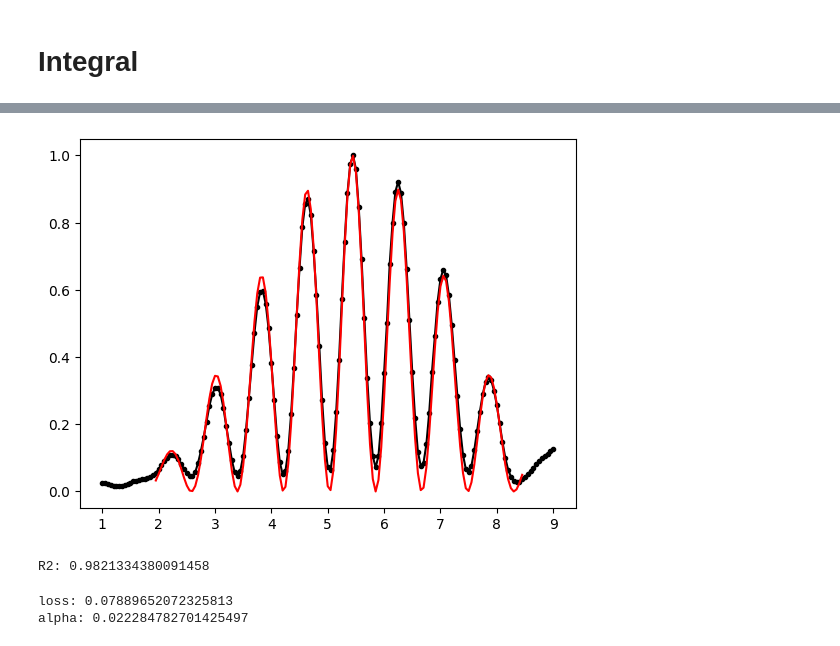
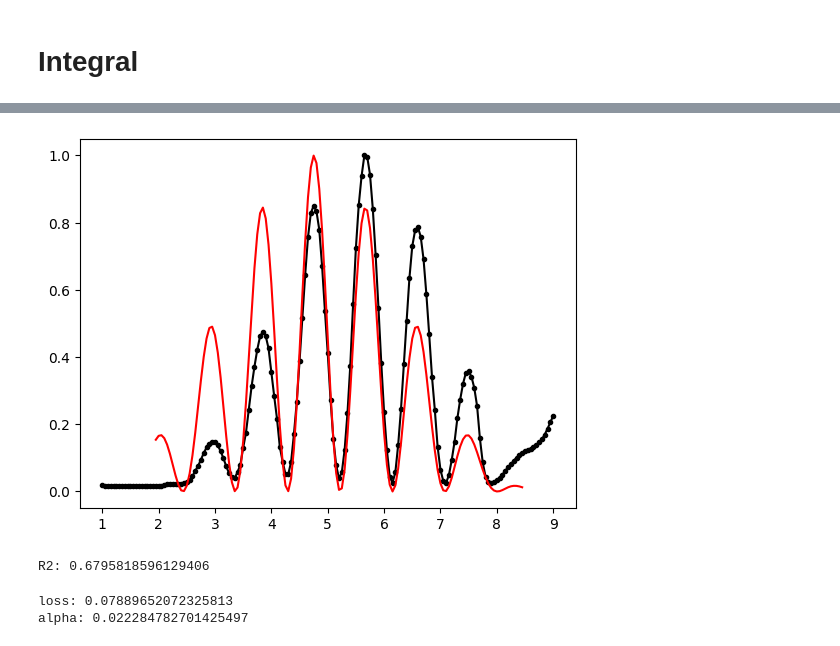
Before and after one commit to IntermidiatePhysicsExperiment/Single-Photon-Interference, a Jupyter notebook: integral_fitting.ipynb, the cells around one changed output, grey strips where cells are left out. Drawn from its saved outputs; the diff is of its cells as text; code cells hidden in the pictures.

```diff
--- a/integral_fitting.ipynb
+++ b/integral_fitting.ipynb
@@ -41,14 +41,14 @@ GAP_DOUBLE_SLIT = {
   16: 457e-6,
 }
 
-pos, volt = get_data(16)
+pos, volt = get_data(14)
 pos_arg = (1.95 <= pos) & (pos <= 8.45)
 pos_range = (1.95e-3, 8.449999e-3, len(pos[pos_arg]))
 # %%
 I0 = th.tensor(1, dtype=th.float64, device=device, requires_grad=True)
 lamb = 650e-9
 k = th.tensor(2 * th.pi / lamb, dtype=th.float64, device=device, requires_grad=True)
-h = th.tensor(GAP_DOUBLE_SLIT[16], dtype=th.float64, device=device, requires_grad=True)
+h = th.tensor(GAP_DOUBLE_SLIT[14], dtype=th.float64, device=device, requires_grad=True)
 b = th.tensor(85e-6, dtype=th.float64, device=device, requires_grad=True)
 L = th.tensor(0.489, dtype=th.float64, device=device, requires_grad=True)
 transform = th.tensor(5e-3, dtype=th.float64, device=device, requires_grad=True)
@@ -60,7 +60,7 @@ eps=1e-10
 I = I0 * th.square(th.sin(beta) / beta) * th.square(th.cos(gamma))
 # %%
 optimizer = th.optim.Adam([transform, k, L, h, b, I0], lr=1e-7)
-pos, volt = get_data(16)
+pos, volt = get_data(14)
 volt_tensor = th.tensor(volt[pos_arg], dtype=th.float64, device=device)
 for i in range(10000):
   optimizer.zero_grad()
@@ -123,7 +123,7 @@ tensor([-1.2239e+01, -1.2038e+01, -1.1838e+01, -1.1637e+01, -1.1437e+01,
 I0 = th.tensor(1, dtype=th.float64, device=device, requires_grad=True)
 lamb = 650e-9
 k = th.tensor(2 * th.pi / lamb, dtype=th.float64, device=device, requires_grad=True)
-h = th.tensor(GAP_DOUBLE_SLIT[15], dtype=th.float64, device=device, requires_grad=True)
+h = th.tensor(GAP_DOUBLE_SLIT[14], dtype=th.float64, device=device, requires_grad=True)
 b = th.tensor(85e-6, dtype=th.float64, device=device, requires_grad=True)
 L = th.tensor(0.489, dtype=th.float64, device=device, requires_grad=True)
 transform = th.tensor(5e-3, dtype=th.float64, device=device, requires_grad=True)
@@ -135,7 +135,7 @@ eps = 1e-10
 I = I0 * th.square(th.sin(beta) / beta) * th.square(th.cos(gamma))
 # %%
 optimizer = th.optim.Adam([transform, k, L, h, b], lr=1e-7)
-pos, volt = get_data(15)
+pos, volt = get_data(14)
 volt_tensor = th.tensor(volt[pos_arg], dtype=th.float64, device=device)
 for i in range(20000):
   optimizer.zero_grad()
@@ -164,5 +164,5 @@ lambda: 650.000000000052 nm
-[figure, old version]
+[figure, new version]
-R2: 0.9821334380091458
+R2: 0.6795818596129406
 # %%
 I0 = I0
 h = h
```
Also changed, not shown: parts of 8 cells of this notebook, 8 other files.
